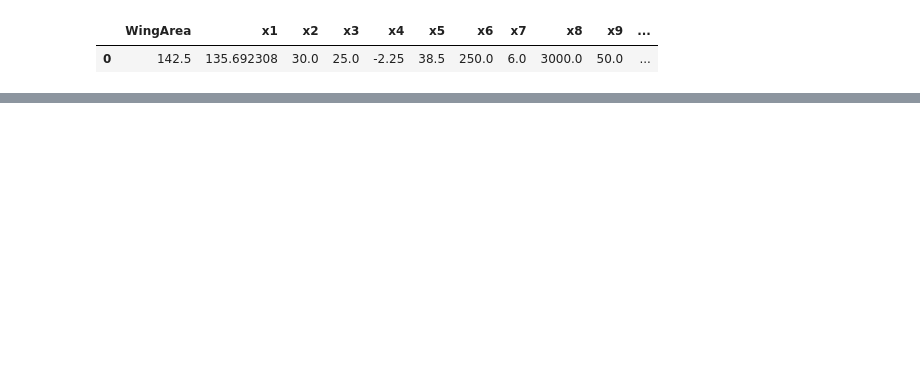
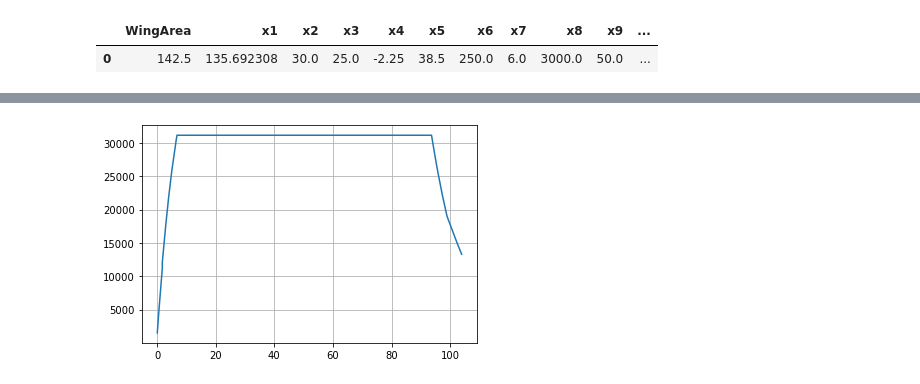
Before and after one commit to AlejandroRios/MDOAirB_base, a Jupyter notebook: framework/analysis-single-result.ipynb, the cells around one changed output, grey strips where cells are left out. Saved outputs shown, nothing was run; the diff lists cells and outputs as text; code cells hidden in the pictures; blank space fills up the shorter version.

```diff
--- a/framework/analysis-single-result.ipynb
+++ b/framework/analysis-single-result.ipynb
@@ -161,0 +162,6 @@ plt.show()
+# %%
+plt.plot(time,altitude)
+plt.grid()
+plt.show()
+# %% [output]
+[figure, added]
```
Also changed, not shown: parts of 12 cells of this notebook, 6 other files.
